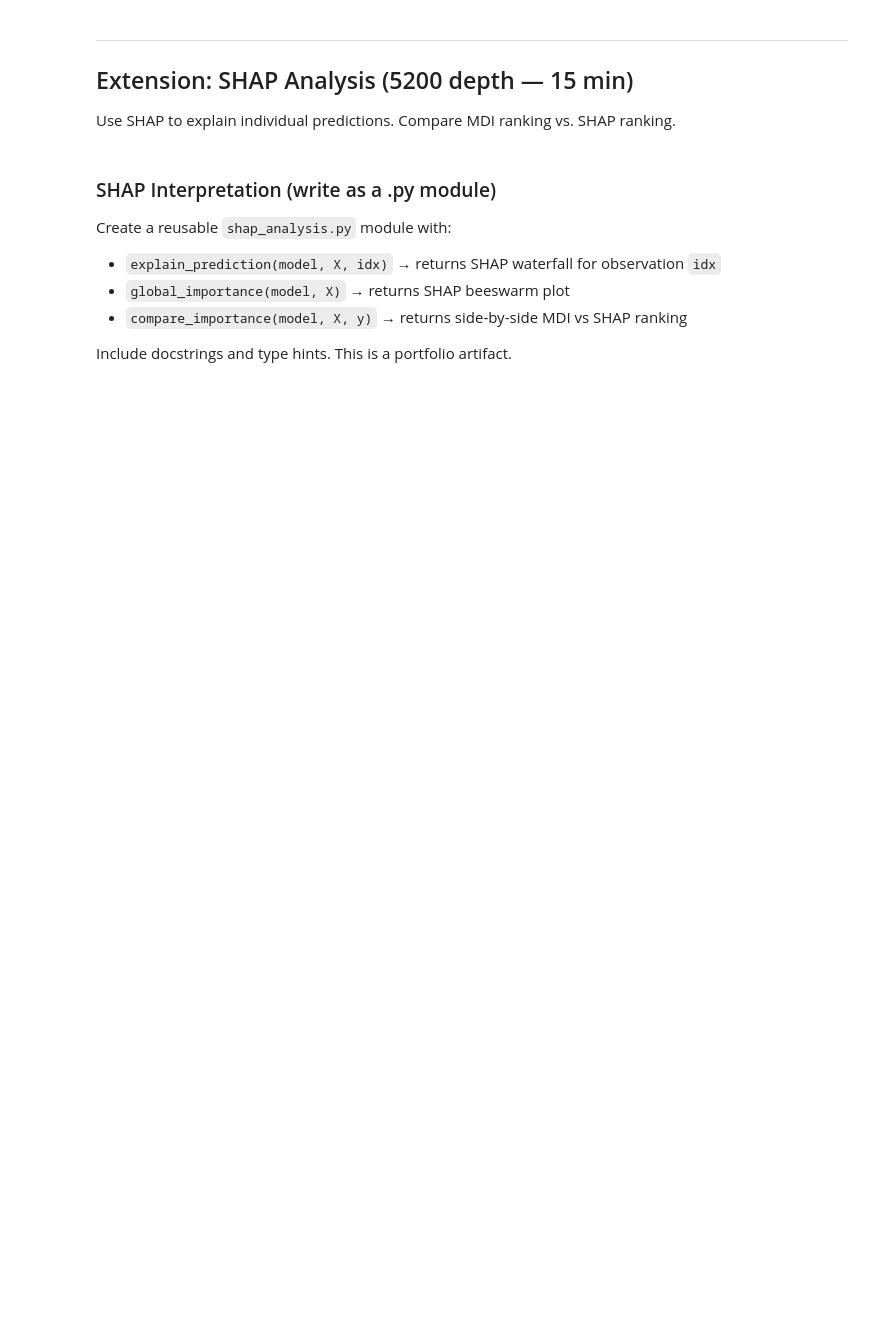
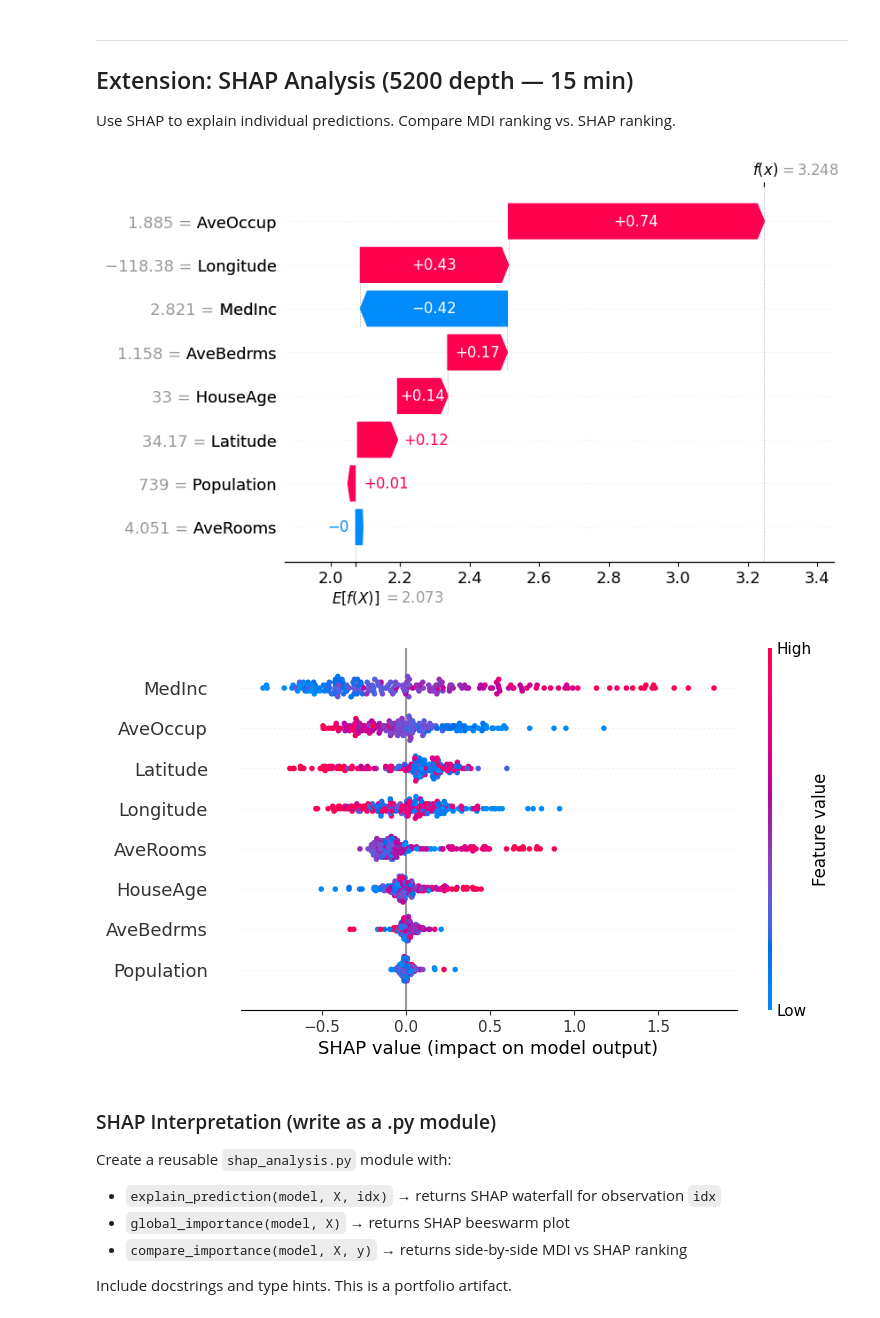
Before and after one commit to zackdihel/ECON-5200-Data-Analytics, a Jupyter notebook: Lab 19/lab-ch19-diagnostic.ipynb, the cells around one changed output. Cells and saved outputs as stored; diff of their text form; code cells hidden in the pictures; blank space fills up the shorter version.

```diff
--- a/Lab 19/lab-ch19-diagnostic.ipynb
+++ b/Lab 19/lab-ch19-diagnostic.ipynb
@@ -174,3 +308,29 @@ import shap
+# %%
+# -----------------------------------------------------------
+# GUIDED — Run as-is
+# Step 4: SHAP setup and TreeExplainer
+# -----------------------------------------------------------
+
+# Install SHAP if needed
+!pip install shap
+import shap
+
+# Recompute everything fresh - don't reuse old shap_values
+X_sample = X_test.sample(200, random_state=42).reset_index(drop=True)
+shap_values = explainer.shap_values(X_sample, approximate=True)  # must rerun this
+
+explanation = shap.Explanation(
+    values=shap_values,
+    base_values=explainer.expected_value,
+    data=X_sample.values,                    # ← .values converts to numpy, bypasses index entirely
+    feature_names=X_sample.columns.tolist()
+)
+
+shap.plots.waterfall(explanation[0])
+shap.plots.beeswarm(explanation)
+# %% [output]
+[figure, added]
+[figure, added]
 # %% [markdown]
 ### SHAP Interpretation (write as a .py module)
 
```
Also changed, not shown: parts of 14 cells of this notebook, 1 other file.
